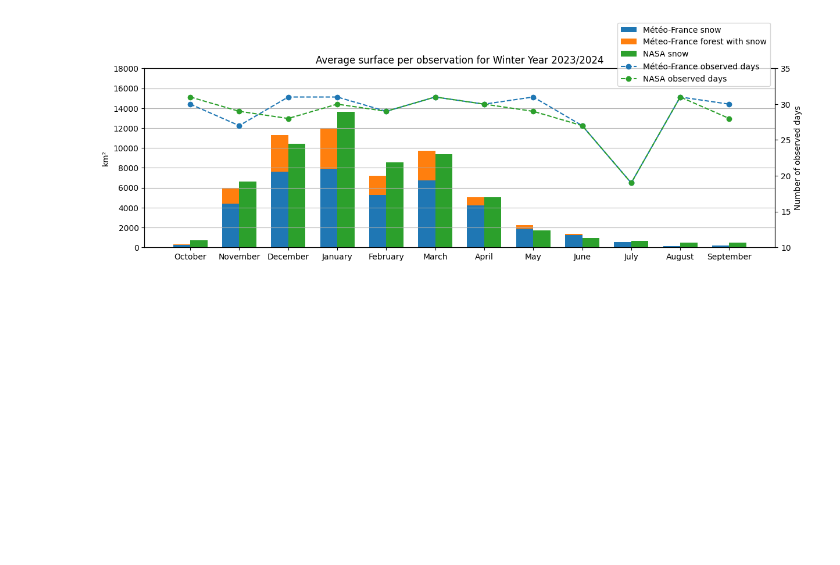
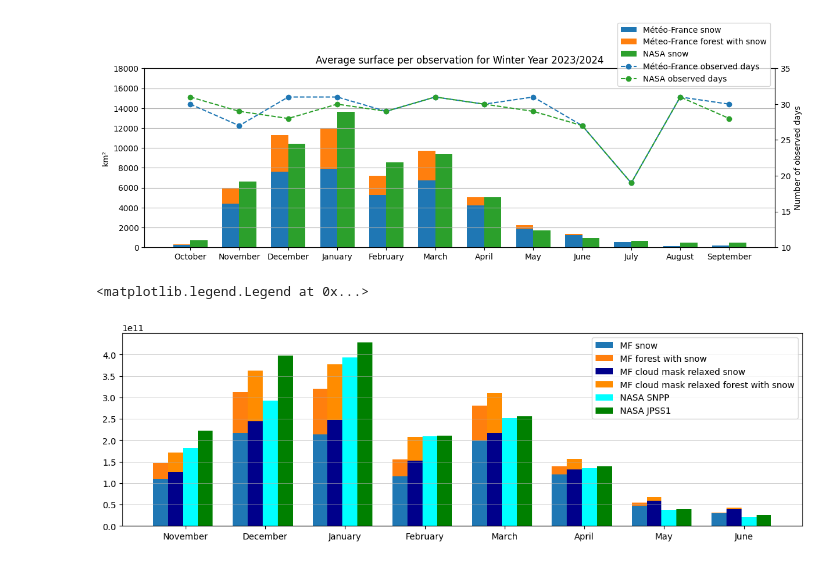
Before and after one commit to nicolaimpe/viirsnow, a Jupyter notebook: notebooks/products_completeness.ipynb, the cells around one changed output. Drawn from its saved outputs; the diff is of its cells as text; code cells hidden in the pictures; blank space fills up the shorter version.

```diff
--- a/notebooks/products_completeness.ipynb
+++ b/notebooks/products_completeness.ipynb
@@ -233,3 +233,52 @@ plt.title(f'Average surface per observation for {str(winter_year)}')
 plt.show()
 # %% [output]
 [figure]
+# %%
+import seaborn as sns
+import xarray as xr
+import numpy as np
+import xarray as xr
+working_folder = "/home/imperatoren/work/VIIRS_S2_comparison/viirsnow/output_folder/version_6/analyses/completeness"
+
+
+mf_synopis = xr.open_dataset(f"{working_folder}/completeness_WY_2023_2024_meteofrance_synopsis.nc")
+mf_orig = xr.open_dataset(f"{working_folder}/completeness_WY_2023_2024_meteofrance_orig.nc")
+nasa_snpp = xr.open_dataset(f"{working_folder}/completeness_WY_2023_2024_nasa_l3_snpp.nc")
+nasa_jpss1 = xr.open_dataset(f"{working_folder}/completeness_WY_2023_2024_nasa_l3_jpss1.nc")
+common_days = np.intersect1d(nasa_snpp["time"], mf_orig["time"])
+common_days = np.intersect1d(common_days, nasa_jpss1["time"])
+nasa_snpp = nasa_snpp.sel(time=common_days)
+mf_orig = mf_orig.sel(time=common_days)
+nasa_jpss1 = nasa_jpss1.sel(time=common_days)
+# %%
+import matplotlib.pyplot as plt
+from visualizations import plot_multiple_stacked
+fig,ax  = plt.subplots(figsize=(14,4))
+ax.grid(axis='y', linewidth=0.4)
+
+def monthly_avg(dataset: xr.Dataset)->xr.Dataset:
+    return dataset.sum(dim='time').assign({'n_days': len(dataset.coords['time'].values)})
+mf_synopsis_months = mf_synopis.resample({'time': "1ME"}).map(monthly_avg).assign_coords({'product': 'synopsis'})
+mf_orig_months = mf_orig.resample({'time': "1ME"}).map(monthly_avg).assign_coords({'product': 'orig'})
+nasa_snpp_months = nasa_snpp.resample({'time': "1ME"}).map(monthly_avg).assign_coords({'product': 'nasa_l3_snpp'})
+nasa_jpss1_months = nasa_jpss1.resample({'time': "1ME"}).map(monthly_avg).assign_coords({'product': 'nasa_l3_jpss1'})
+
+mf_months = xr.concat([mf_orig_months, mf_synopsis_months, nasa_snpp_months, nasa_jpss1_months], dim='product')
+plot_multiple_stacked([mf_months.sel(product='orig',class_name='snow_cover').data_vars['surface'],
+                       mf_months.sel(product='orig',class_name='forest_with_snow').data_vars['surface'],
+                       mf_months.sel(product='synopsis',class_name='snow_cover').data_vars['surface'],
+                       mf_months.sel(product='synopsis',class_name='forest_with_snow').data_vars['surface'],
+                       mf_months.sel(product='nasa_l3_snpp',class_name='snow_cover').data_vars['surface'],
+                       mf_months.sel(product='nasa_l3_jpss1',class_name='snow_cover').data_vars['surface']
+                       ],
+                       stacked=[False, True, False, True, False, False],
+                       ax=ax,labels=["MF snow","MF forest with snow", "MF cloud mask relaxed snow","MF cloud mask relaxed forest with snow", "NASA SNPP", "NASA JPSS1"],
+                       colors=['tab:blue','tab:orange', 'darkblue','darkorange', 'cyan', 'green'])
+ax.set_xticklabels(mf_months.time.to_dataframe().index.strftime("%B"))
+ax.legend()
+# plot_stacked(mf_months.sel(product='synopsis',class_name='snow_cover').data_vars['surface'], mf_months.sel(product='synopsis',class_name='forest_with_snow').data_vars['surface'], ax=ax,label1="MF snow", label2="MF forest with snow", color1='tab:green', color2='tab:orange')
+
+#plot_separate_bar(nasa_snow, ax=ax, label="NASA snow", color='tab:green')
+# %% [output]
+<matplotlib.legend.Legend at 0x...>
+[figure, added]
```
Also changed, not shown: parts of 2 cells of this notebook, 13 other files.
